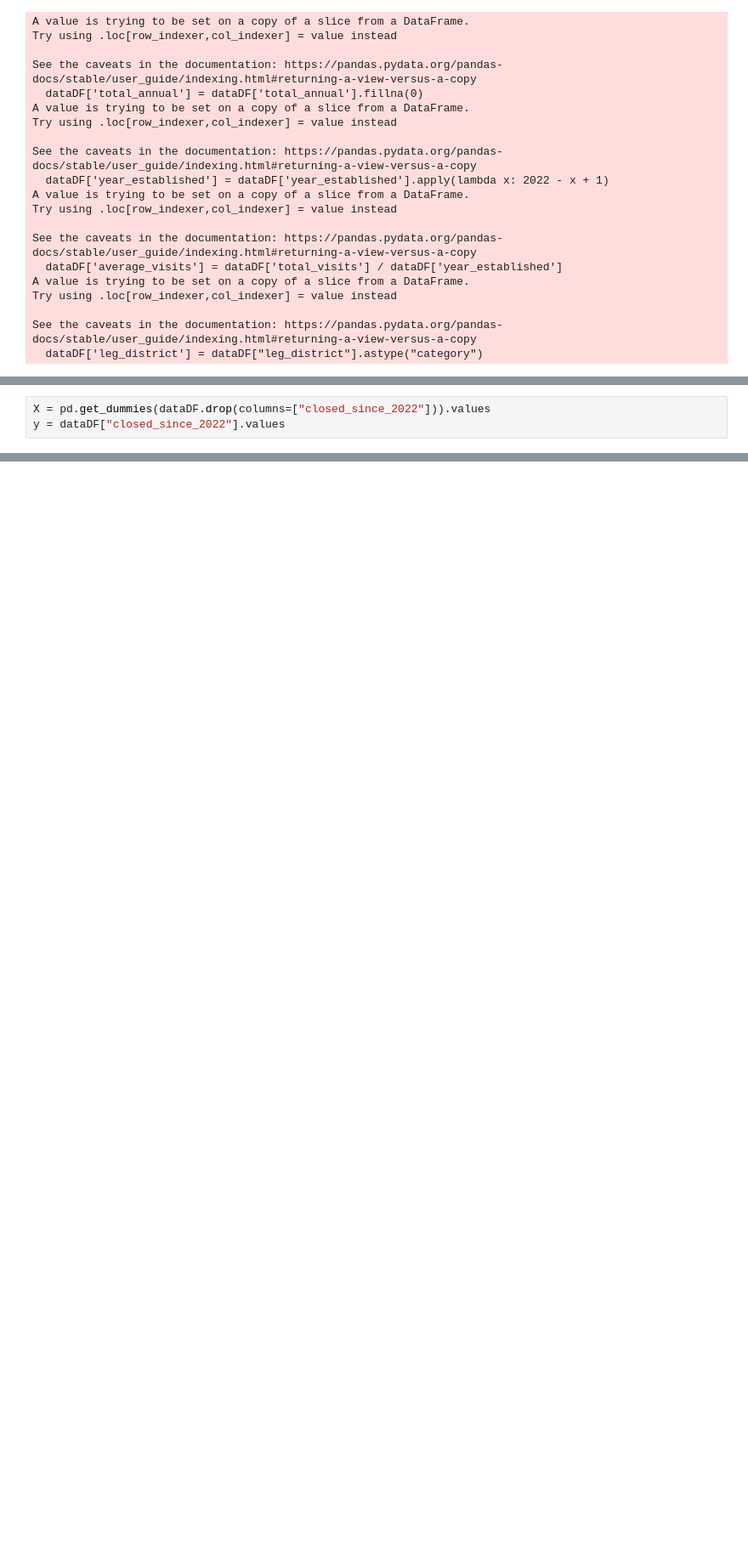
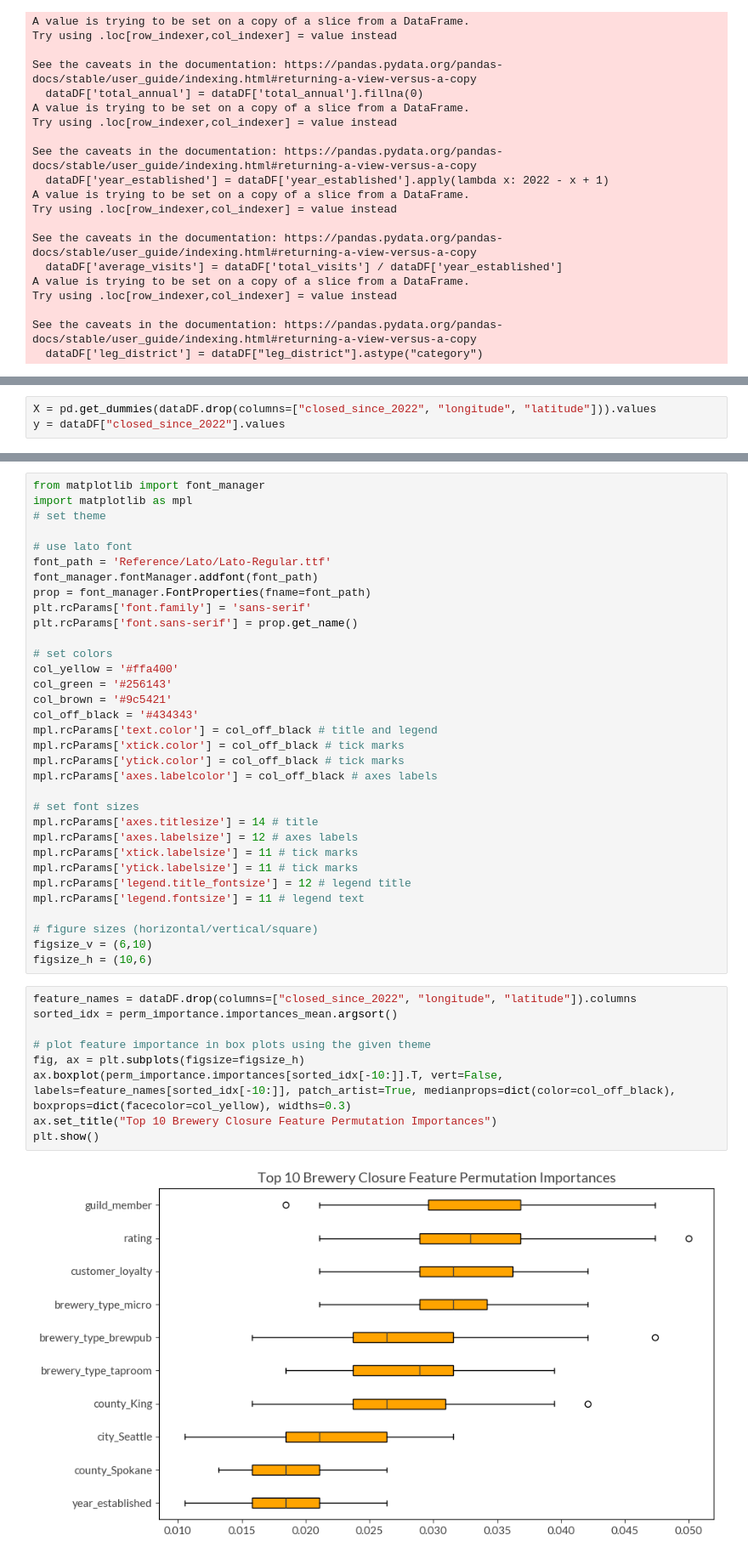
Before and after one commit to mckenzie-maidl/wa-brewers-guild, a Jupyter notebook: model_brewery_closed.ipynb, the cells around one changed output, grey strips where cells are left out. Shown: that part at 85% size. Saved outputs shown, nothing was run; the diff lists cells and outputs as text; blank space fills up the shorter version.

```diff
--- a/model_brewery_closed.ipynb
+++ b/model_brewery_closed.ipynb
@@ -170,5 +174,5 @@ dataDF.shape
 # %%
-X = pd.get_dummies(dataDF.drop(columns=["closed_since_2022"])).values
+X = pd.get_dummies(dataDF.drop(columns=["closed_since_2022", "longitude", "latitude"])).values
 y = dataDF["closed_since_2022"].values
 # %%
 from sklearn.model_selection import train_test_split
@@ -321,0 +248,44 @@ Text(0.5, 0, 'Permutation Importance')
+# %%
+from matplotlib import font_manager
+import matplotlib as mpl
+# set theme
+
+# use lato font
+font_path = 'Reference/Lato/Lato-Regular.ttf'
+font_manager.fontManager.addfont(font_path)
+prop = font_manager.FontProperties(fname=font_path)
+plt.rcParams['font.family'] = 'sans-serif'
+plt.rcParams['font.sans-serif'] = prop.get_name()
+
+# set colors
+col_yellow = '#ffa400'
+col_green = '#256143'
+col_brown = '#9c5421'
+col_off_black = '#434343'
+mpl.rcParams['text.color'] = col_off_black # title and legend
+mpl.rcParams['xtick.color'] = col_off_black # tick marks
+mpl.rcParams['ytick.color'] = col_off_black # tick marks
+mpl.rcParams['axes.labelcolor'] = col_off_black # axes labels
+
+# set font sizes
+mpl.rcParams['axes.titlesize'] = 14 # title
+mpl.rcParams['axes.labelsize'] = 12 # axes labels
+mpl.rcParams['xtick.labelsize'] = 11 # tick marks
+mpl.rcParams['ytick.labelsize'] = 11 # tick marks
+mpl.rcParams['legend.title_fontsize'] = 12 # legend title
+mpl.rcParams['legend.fontsize'] = 11 # legend text
+
+# figure sizes (horizontal/vertical/square)
+figsize_v = (6,10)
+figsize_h = (10,6)
+# %%
+feature_names = dataDF.drop(columns=["closed_since_2022", "longitude", "latitude"]).columns
+sorted_idx = perm_importance.importances_mean.argsort()
+
+# plot feature importance in box plots using the given theme
+fig, ax = plt.subplots(figsize=figsize_h)
+ax.boxplot(perm_importance.importances[sorted_idx[-10:]].T, vert=False, labels=feature_names[sorted_idx[-10:]], patch_artist=True, medianprops=dict(color=col_off_black), boxprops=dict(facecolor=col_yellow), widths=0.3)
+ax.set_title("Top 10 Brewery Closure Feature Permutation Importances")
+plt.show()
+# %% [output]
+[figure, added]
```
Also changed, not shown: parts of 14 cells of this notebook.
